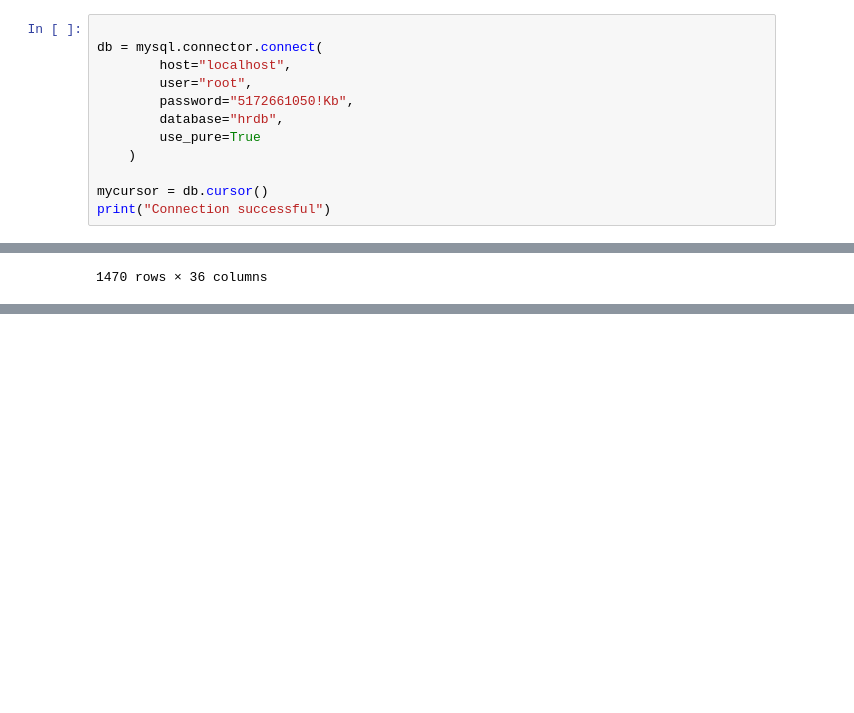
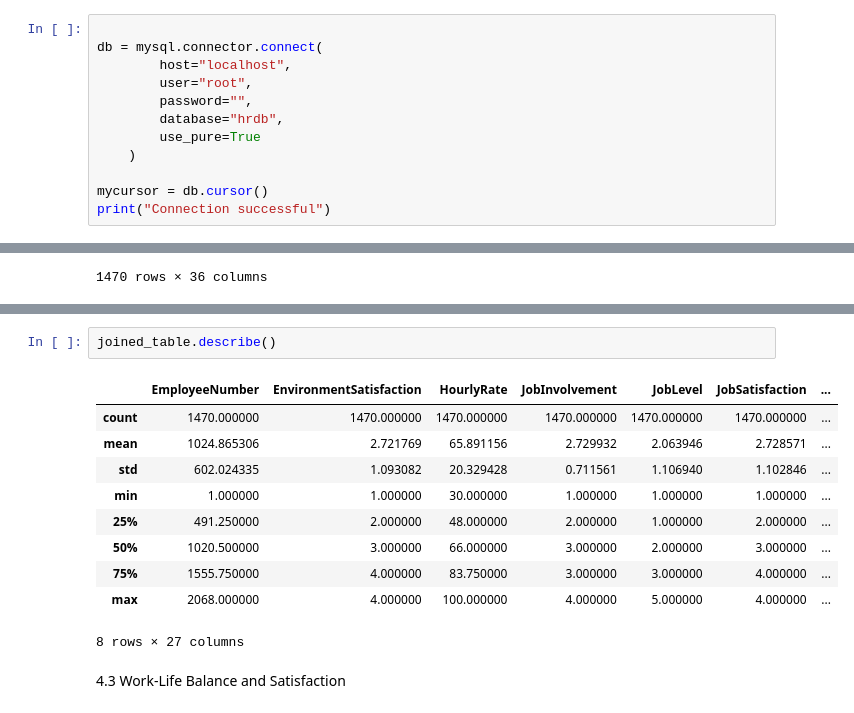
Before and after one commit to alepotash/HRDB-18.11, a Jupyter notebook: connect_mysql-HRDB.ipynb, the cells around one changed output, grey strips where cells are left out. Cells and saved outputs as stored; diff of their text form; blank space fills up the shorter version.

```diff
--- a/connect_mysql-HRDB.ipynb
+++ b/connect_mysql-HRDB.ipynb
@@ -14,7 +14,7 @@ import pandas as pd
 db = mysql.connector.connect(
         host="localhost",
         user="root",
-        password="5172661050!Kb",
+        password="",
         database="hrdb",
         use_pure=True
     )
@@ -129,0 +193,15 @@ EDA
+# %%
+joined_table.describe()
+# %% [output]
+|  | EmployeeNumber | EnvironmentSatisfaction | HourlyRate | JobInvolvement | JobLevel | JobSatisfaction | ... |
+| count | 1470.000000 | 1470.000000 | 1470.000000 | 1470.000000 | 1470.000000 | 1470.000000 | ... |
+| mean | 1024.865306 | 2.721769 | 65.891156 | 2.729932 | 2.063946 | 2.728571 | ... |
+| std | 602.024335 | 1.093082 | 20.329428 | 0.711561 | 1.106940 | 1.102846 | ... |
+| min | 1.000000 | 1.000000 | 30.000000 | 1.000000 | 1.000000 | 1.000000 | ... |
+| 25% | 491.250000 | 2.000000 | 48.000000 | 2.000000 | 1.000000 | 2.000000 | ... |
+| 50% | 1020.500000 | 3.000000 | 66.000000 | 3.000000 | 2.000000 | 3.000000 | ... |
+| 75% | 1555.750000 | 4.000000 | 83.750000 | 3.000000 | 3.000000 | 4.000000 | ... |
+| max | 2068.000000 | 4.000000 | 100.000000 | 4.000000 | 5.000000 | 4.000000 | ... |
+8 rows × 27 columns
+# %% [markdown]
+4.3 Work-Life Balance and Satisfaction
```
Also changed, not shown: parts of 6 cells of this notebook.
